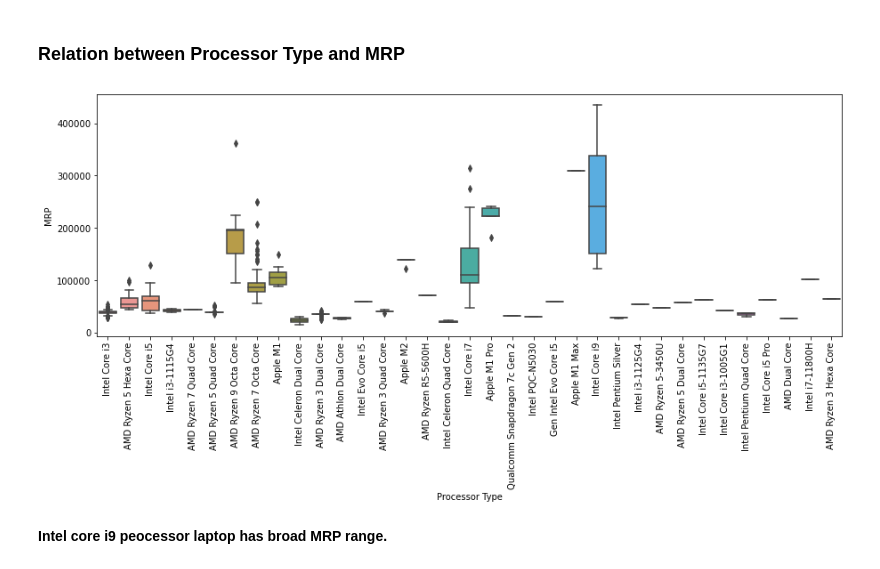
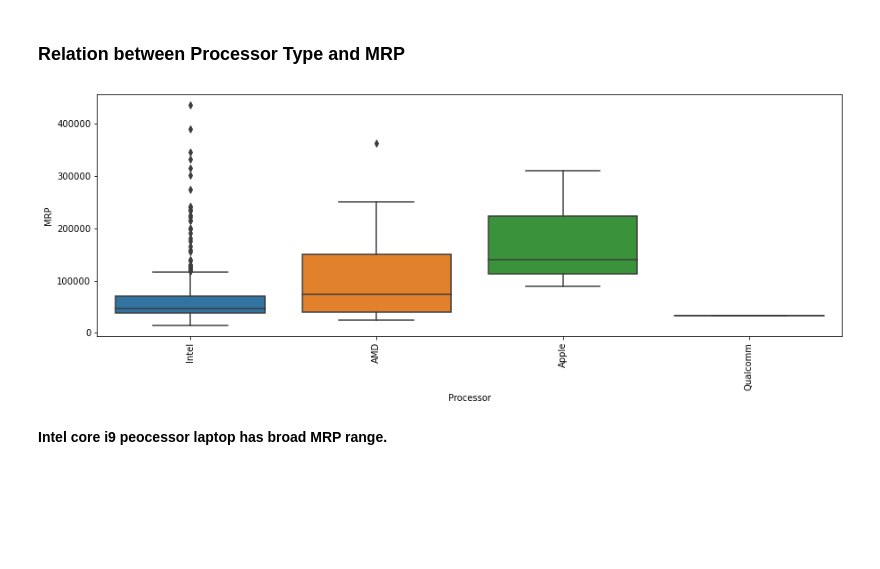
Before and after one commit to surajh8596/Laptop_Price_Prediction_Data_App, a Jupyter notebook: laptop_price_prediction/Business Insights on Flipkart Laptop Pricing .ipynb, the cells around one changed output. Drawn from its saved outputs; the diff is of its cells as text; code cells hidden in the pictures; blank space fills up the shorter version.

```diff
--- a/laptop_price_prediction/Business Insights on Flipkart Laptop Pricing .ipynb
+++ b/laptop_price_prediction/Business Insights on Flipkart Laptop Pricing .ipynb
@@ -204,0 +207,6 @@ len(df[df['Processor Type']==''])
+# %%
+df['Processor Type'].replace("Gen Intel Evo Core i5","Intel Evo Core i5", inplace=True)
+# %%
+df[['Processor','x','y','z','a']]=df['Processor Type'].str.split(" ", expand=True)
+df.drop(['Processor Type','x','y','z','a'], axis=1, inplace=True)
+df['Processor'].unique()
@@ -304,16 +314,16 @@ len(df[df['Storage']==''])
 # %% [markdown]
 **These are 10 missing rows in the Storage Column, fill these rows with suitable value.**
 # %%
-df.iloc[83,7]='128GB EMMC'
-df.iloc[89,7]='64GB EMMC'
-df.iloc[96,7]='64GB EMMC'
-df.iloc[345,7]='32GB EMMC'
-df.iloc[509,7]='64GB EMMC'
-df.iloc[544,7]='64GB EMMC'
-df.iloc[559,7]='64GB EMMC'
-df.iloc[632,7]='128GB EMMC'
-df.iloc[695,7]='64GB EMMC'
-df.iloc[715,7]='64GB EMMC'
+df.iloc[83,6]='128GB EMMC'
+df.iloc[89,6]='64GB EMMC'
+df.iloc[96,6]='64GB EMMC'
+df.iloc[345,6]='32GB EMMC'
+df.iloc[509,6]='64GB EMMC'
+df.iloc[544,6]='64GB EMMC'
+df.iloc[559,6]='64GB EMMC'
+df.iloc[632,6]='128GB EMMC'
+df.iloc[695,6]='64GB EMMC'
+df.iloc[715,6]='64GB EMMC'
 # %%
 len(df[df['Storage']==''])
 # %% [output]
@@ -463,10 +473,10 @@ sns.boxplot(x='Brand', y ='MRP', data=df);
 ### Relation between Processor Type and MRP
 # %%
 plt.figure(figsize=(15, 5))
-sns.boxplot(x='Processor Type', y ='MRP', data=df)
+sns.boxplot(x='Processor', y ='MRP', data=df)
 plt.xticks(rotation=90);
 # %% [output]
-[figure, old version]
+[figure, new version]
 # %% [markdown]
 **Intel core i9 peocessor laptop has broad MRP range.**
 # %% [markdown]
```
Also changed, not shown: parts of 26 cells of this notebook, 1 other file.
